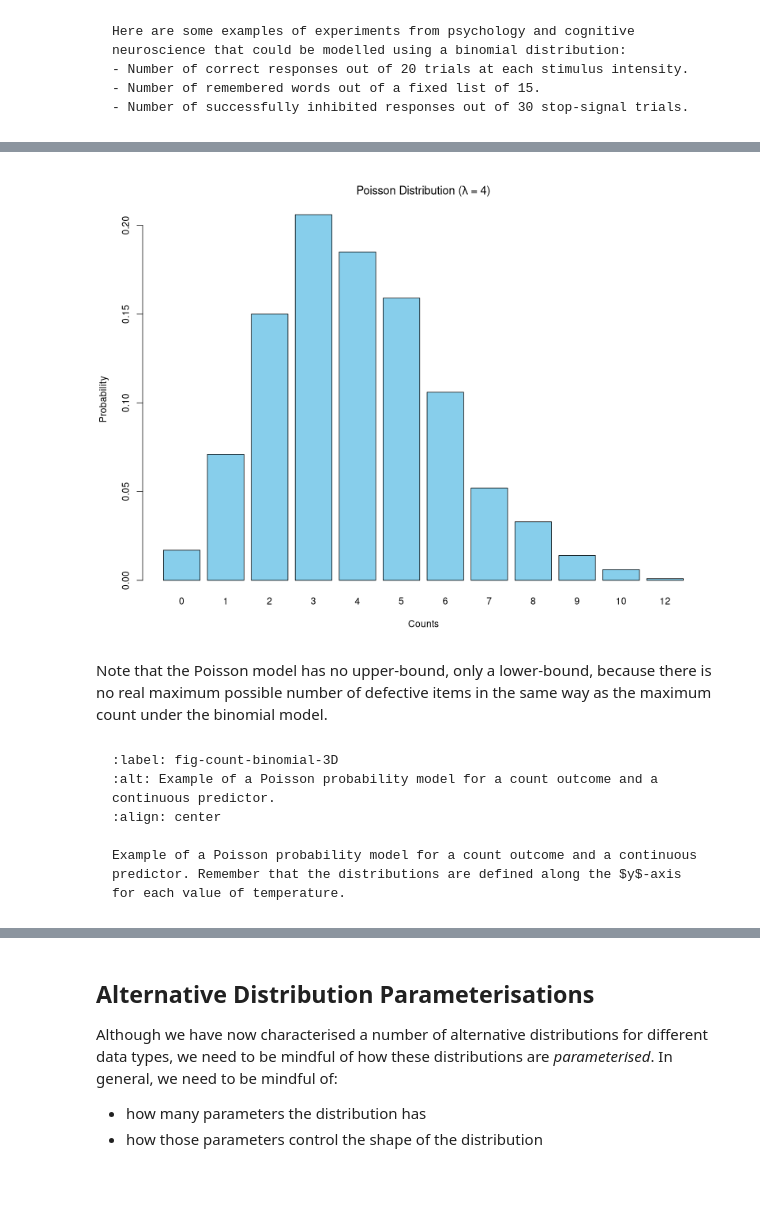
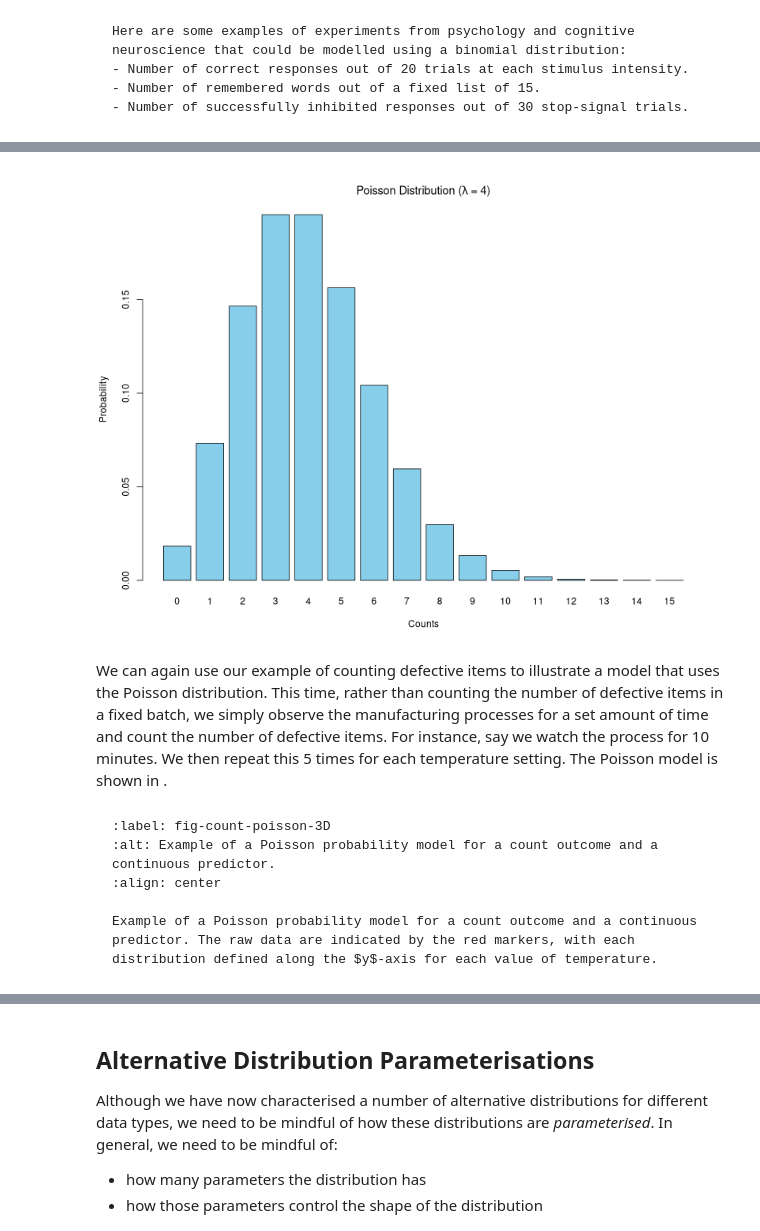
Before and after one commit to PCHN63112-Generalised-Linear-Mixed/extending-linear-models, a Jupyter notebook: 2.alternative-distributions.ipynb, the cells around one changed output, grey strips where cells are left out. Drawn from its saved outputs; the diff is of its cells as text; code cells hidden in the pictures; blank space fills up the shorter version.

````diff
--- a/2.alternative-distributions.ipynb
+++ b/2.alternative-distributions.ipynb
@@ -97,21 +138,22 @@ Here are some examples of experiments from psychology and cognitive neuroscience
 # %%
-set.seed(123)
-y <- rpois(n=1000, lambda=4)
-barplot(table(y)/1000,
+x <- seq(0,15)
+y <- dpois(x, lambda=4)
+barplot(y,
+        names.arg=x,
         col='skyblue',
         xlab="Counts",
         ylab="Probability",
         main=expression(paste("Poisson Distribution (", lambda, " = 4)")))
 # %% [output]
-[figure, old version]
+[figure, new version]
 # %% [markdown]
-Note that the Poisson model has no upper-bound, only a lower-bound, because there is no real maximum possible number of defective items in the same way as the maximum count under the binomial model.
+We can again use our example of counting defective items to illustrate a model that uses the Poisson distribution. This time, rather than counting the number of defective items in a fixed batch, we simply observe the manufacturing processes for a set amount of time and count the number of defective items. For instance, say we watch the process for 10 minutes. We then repeat this 5 times for each temperature setting. The Poisson model is shown in [](#fig-count-poisson-3D).
 # %% [markdown]
 ```{figure} images/count_poisson_3D.gif
-:label: fig-count-binomial-3D
+:label: fig-count-poisson-3D
 :alt: Example of a Poisson probability model for a count outcome and a continuous predictor.
 :align: center
 
-Example of a Poisson probability model for a count outcome and a continuous predictor. Remember that the distributions are defined along the $y$-axis for each value of temperature.
+Example of a Poisson probability model for a count outcome and a continuous predictor. The raw data are indicated by the red markers, with each distribution defined along the $y$-axis for each value of temperature.
 ```
 # %% [markdown]
````
Also changed, not shown: parts of 18 cells of this notebook, 6 other files.
